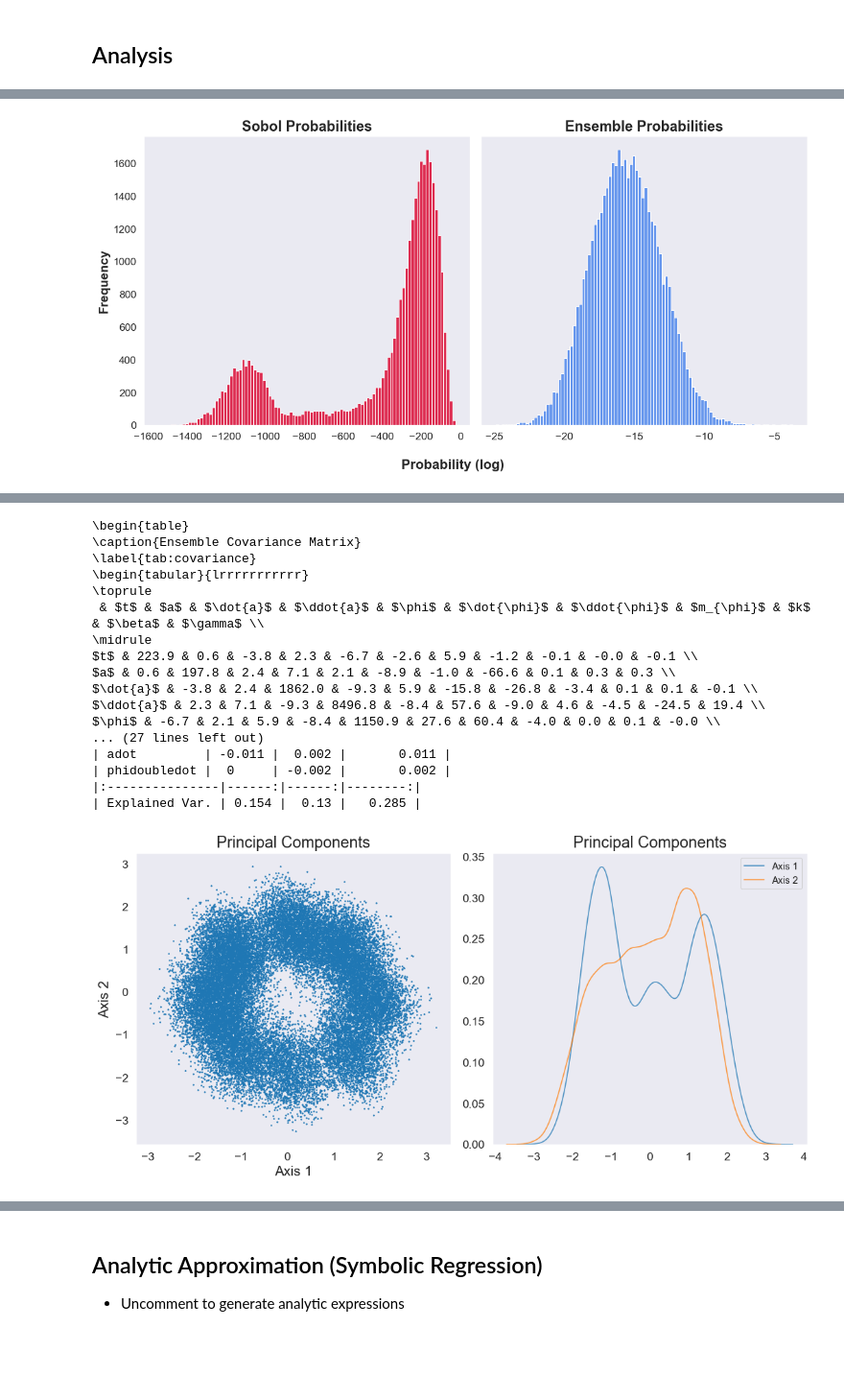
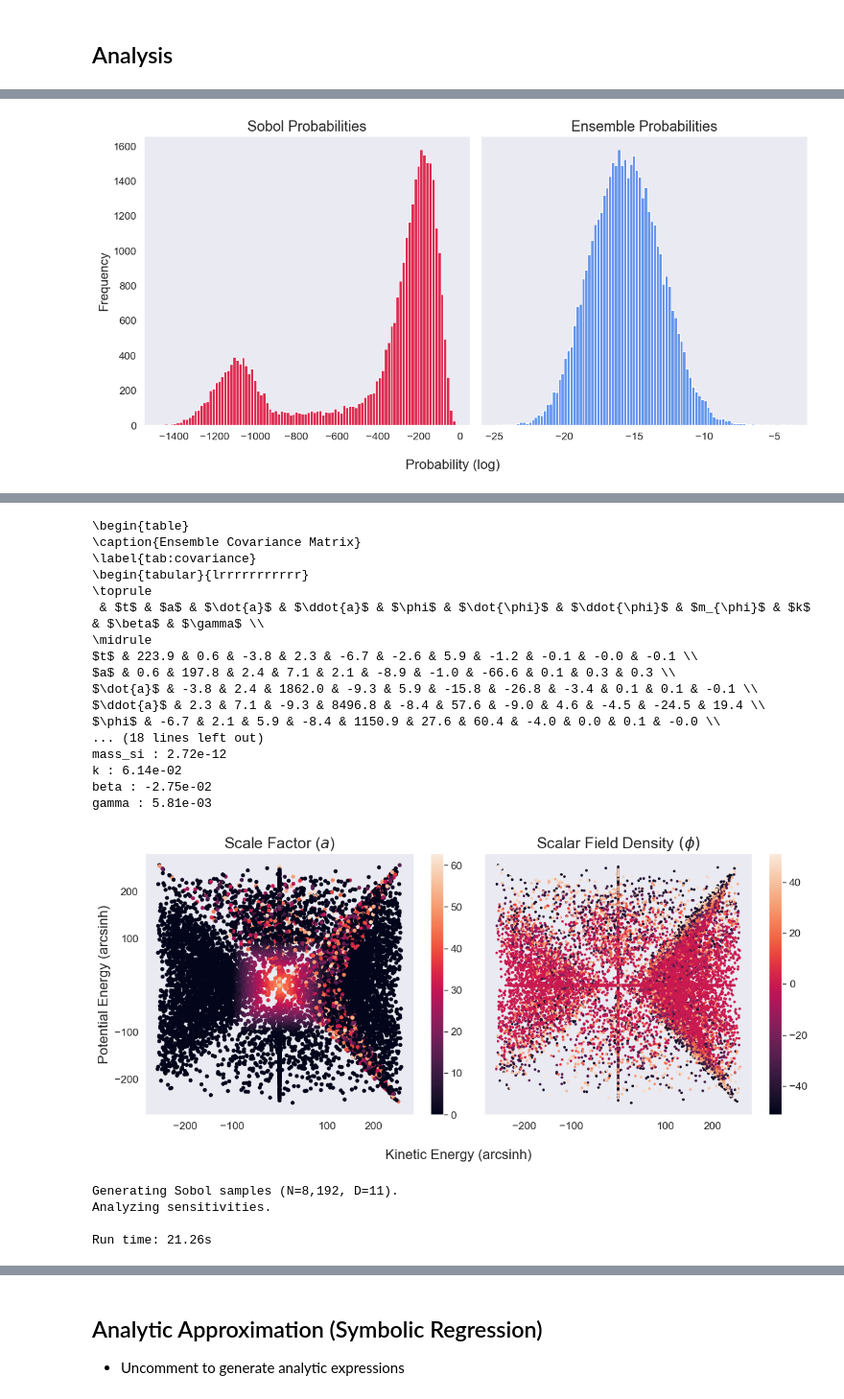
Before and after one commit to jgsoltes/Spacetime-KDE, a Jupyter notebook: Universe_KDE.ipynb, the cells around one changed output, grey strips where cells are left out. Shown at 96% size. Cells and saved outputs as stored; diff of their text form; code cells hidden in the pictures; blank space fills up the shorter version.

```diff
--- a/Universe_KDE.ipynb
+++ b/Universe_KDE.ipynb
@@ -28,7 +28,7 @@ sns.set_context("paper", font_scale=1.2, rc={
     "xtick.labelsize": 12.5,
     "ytick.labelsize": 12.5
 })
-plot_resolution = 'low'
+plot_resolution = 'high'
 history_path = 'spacetime_histories.csv'
 
 ### physical constants
@@ -1354,7 +1404,6 @@ plot_points_1d = 2**17 if plot_resolution == 'high' else 2**10
 plot_resolution_2d = 2**9 if plot_resolution == 'high' else 2**7
 
 # misc parameters
-sns.set_style('dark')
 warnings.filterwarnings('ignore', category=UserWarning)
 warnings.filterwarnings('ignore', category=RuntimeWarning)
 pd.set_option('display.max_columns',None)
@@ -1392,8 +1441,8 @@ df_physics = analyze_coordinate(ensemble_exponents)
 display(df_physics.head(5))
 
 prob_1d, res_2d, ensemble_1d = pca_kde() # principal axes
-pca_kde_accumulation()
 spectral_analysis(ensemble_exponents,metric='nec') # spectral decompositiion
+# pca_kde_accumulation()
 # %% [output]
 Occupancy: 0.254 ± 0.000979
 Differential Entropy: 94.04% ± 1.4891%
@@ -1432,16 +1479,17 @@ Canonical Alpha: -1.25 | Phantom Alpha: -1.18 | Hybrid Alpha: -1.07
 ## Analysis
 # %%
 # classify_zeta
-
 ### analyze topography
 peaks = peak_probabilities(prob_1d,ensemble_1d[0])
 physical_stats = physical_statistics(ensemble_exponents)
 sobol_distributions() # compare resonance of a sobol sequence
 covariance_analysis(ensemble_exponents)
-hdim.analyze(ensemble_exponents)
+zeta_0 = expectation_value(df_physics[zeta_order_si + ['probability']]) # calculate expectation value of ensemble
+plot_energy_scatter()
+# hdim.analyze(ensemble_exponents)
 
 # sensitivity analysis
-n_sensitivity_samples = 2**13 if plot_resolution == 'high' else 2**12
+n_sensitivity_samples = 2**13 if plot_resolution == 'high' else 2**10
 bounds_iso_min = ensemble_isotropic.min(axis=0)
 bounds_iso_max = ensemble_isotropic.max(axis=0)
 bounds_iso = list(zip(bounds_iso_min, bounds_iso_max))
@@ -1494 +1542 @@ Radiation                 | 0.0034      % | 0.0003      %
-[figure, old version]
+[figure, new version]
@@ -1496,18 +1544,22 @@ Radiation                 | 0.0034      % | 0.0003      %
 \begin{table}
 \caption{Ensemble Covariance Matrix}
 \label{tab:covariance}
 \begin{tabular}{lrrrrrrrrrrr}
 \toprule
  & $t$ & $a$ & $\dot{a}$ & $\ddot{a}$ & $\phi$ & $\dot{\phi}$ & $\ddot{\phi}$ & $m_{\phi}$ & $k$ & $\beta$ & $\gamma$ \\
 \midrule
 $t$ & 223.9 & 0.6 & -3.8 & 2.3 & -6.7 & -2.6 & 5.9 & -1.2 & -0.1 & -0.0 & -0.1 \\
 $a$ & 0.6 & 197.8 & 2.4 & 7.1 & 2.1 & -8.9 & -1.0 & -66.6 & 0.1 & 0.3 & 0.3 \\
 $\dot{a}$ & -3.8 & 2.4 & 1862.0 & -9.3 & 5.9 & -15.8 & -26.8 & -3.4 & 0.1 & 0.1 & -0.1 \\
 $\ddot{a}$ & 2.3 & 7.1 & -9.3 & 8496.8 & -8.4 & 57.6 & -9.0 & 4.6 & -4.5 & -24.5 & 19.4 \\
 $\phi$ & -6.7 & 2.1 & 5.9 & -8.4 & 1150.9 & 27.6 & 60.4 & -4.0 & 0.0 & 0.1 & -0.0 \\
-... (27 lines left out)
-| adot         | -0.011 |  0.002 |       0.011 |
-| phidoubledot |  0     | -0.002 |       0.002 |
-|:---------------|------:|------:|--------:|
-| Explained Var. | 0.154 |  0.13 |   0.285 |
+... (18 lines left out)
+mass_si : 2.72e-12
+k : 6.14e-02
+beta : -2.75e-02
+gamma : 5.81e-03
-[figure, old version]
+[figure, new version]
+Generating Sobol samples (N=8,192, D=11).
+Analyzing sensitivities.
+
+Run time: 21.26s
```
Also changed, not shown: parts of 18 cells of this notebook.
